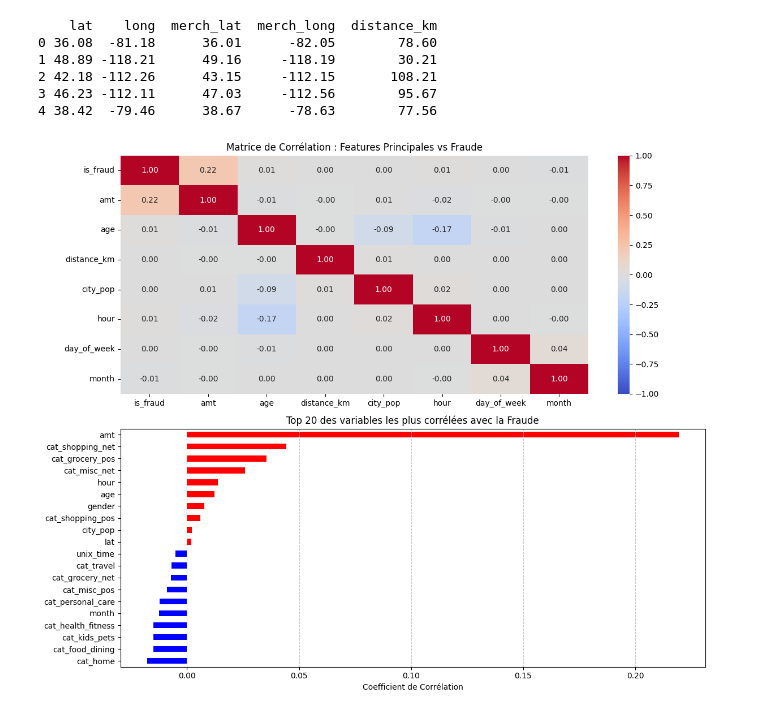
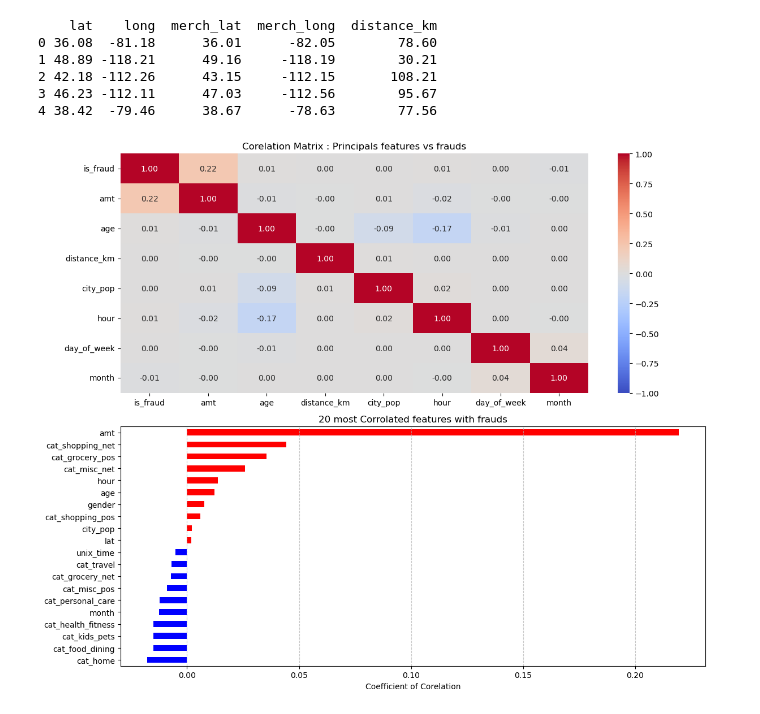
Before and after one commit to MarcGerais/DIA_ML, a Jupyter notebook: Project_Preprocess.ipynb, the cells around one changed output. Drawn from its saved outputs; the diff is of its cells as text; code cells hidden in the pictures.

Commit message:
Finalize preprocessing: Data cleaning, visualization, and train/test split

```diff
--- a/Project_Preprocess.ipynb
+++ b/Project_Preprocess.ipynb
@@ -28,9 +28,9 @@ print(df.head())
 
 [5 rows x 23 columns]
 # %%
-df = df.drop(columns=["Unnamed: 0"])
+df = df.drop(columns=["Unnamed: 0"], errors='ignore')
 
-print("Nombre de lignes et colonnes : ")
+print("Number of lines and columns : ")
 print(df.shape)
 print("\n",df.isnull().sum().sum(), "missing values found\n")
 print(df.info(),"\n")
@@ -82,11 +78,8 @@ else:
 # %%
 import plotly.express as px
 
-
-if 'month' not in df.columns:
-
-    df['trans_date_trans_time'] = pd.to_datetime(df['trans_date_trans_time'])
-    df['month'] = df['trans_date_trans_time'].dt.month
+df['trans_date_trans_time'] = pd.to_datetime(df['trans_date_trans_time'])
+df['month'] = df['trans_date_trans_time'].dt.month
 
 frauds_per_month = df[df['is_fraud'] == 1].groupby('month').size().reset_index(name='count')
 
@@ -94,14 +87,12 @@ fig5 = px.bar(
     frauds_per_month,
     x='month',
     y='count',
-    title="Nombre de fraudes par mois",
-    labels={'month': 'Mois', 'count': 'Nombre de fraudes'},
-    text='count'  # Affiche le chiffre au-dessus de la barre
+    title="Number of fraud per month",
+    labels={'month': 'Months', 'count': 'Number of frauds'},
+    text='count'
 )
 
-# Amélioration visuelle
-fig5.update_traces(textposition='outside')
-fig5.update_layout(xaxis=dict(tickmode='linear', tick0=1, dtick=1)) # Affiche tous les mois (1 à 12)
+fig5.update_layout(xaxis=dict(tickmode='linear', tick0=1, dtick=1)) #to get the numnber of the month under every bars
 
 fig5.show()
 # %% [output]
@@ -218,29 +210,26 @@ print(df[['lat', 'long', 'merch_lat', 'merch_long', 'distance_km']].head())
 # %%
 import matplotlib.pyplot as plt
 import seaborn as sns
-
 
 plt.figure(figsize=(12, 10))
 cols_to_analyze = ['is_fraud', 'amt', 'age', 'distance_km', 'city_pop', 'hour', 'day_of_week', 'month']
 existing_cols = [c for c in cols_to_analyze if c in df.columns]
 corr_matrix = df[existing_cols].corr()
 plt.subplot(2, 1, 1)
 sns.heatmap(corr_matrix, annot=True, fmt=".2f", cmap='coolwarm', vmin=-1, vmax=1)
-plt.title('Matrice de Corrélation : Features Principales vs Fraude')
-
-
+plt.title('Corelation Matrix : Principals features vs frauds')
 
 plt.subplot(2, 1, 2)
 correlations = df.corr(numeric_only=True)['is_fraud'].drop('is_fraud').sort_values()
 top_correlations = pd.concat([correlations.head(10), correlations.tail(10)])
 top_correlations.plot(kind='barh', color=(top_correlations > 0).map({True: 'r', False: 'b'}))
-plt.title('Top 20 des variables les plus corrélées avec la Fraude')
-plt.xlabel('Coefficient de Corrélation')
+plt.title('20 most Corrolated features with frauds')
+plt.xlabel('Coefficient of Corelation')
 plt.grid(axis='x', linestyle='--', alpha=0.7)
 plt.tight_layout()
 plt.show()
 # %% [output]
-[figure, old version]
+[figure, new version]
 # %%
 from sklearn.preprocessing import RobustScaler
 cols_to_scale = ['amt', 'age', 'distance_km', 'city_pop']
```
Also changed, not shown: parts of 8 cells of this notebook, 1 other file.
